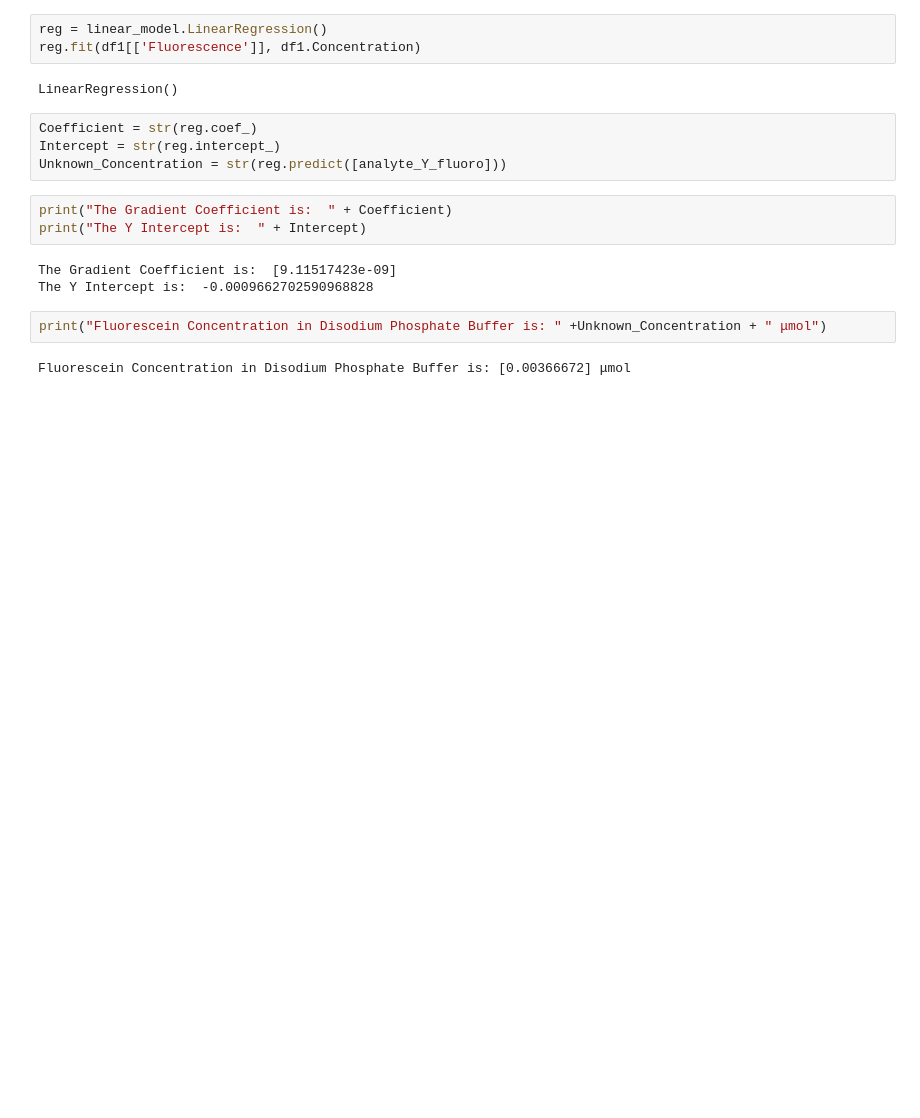
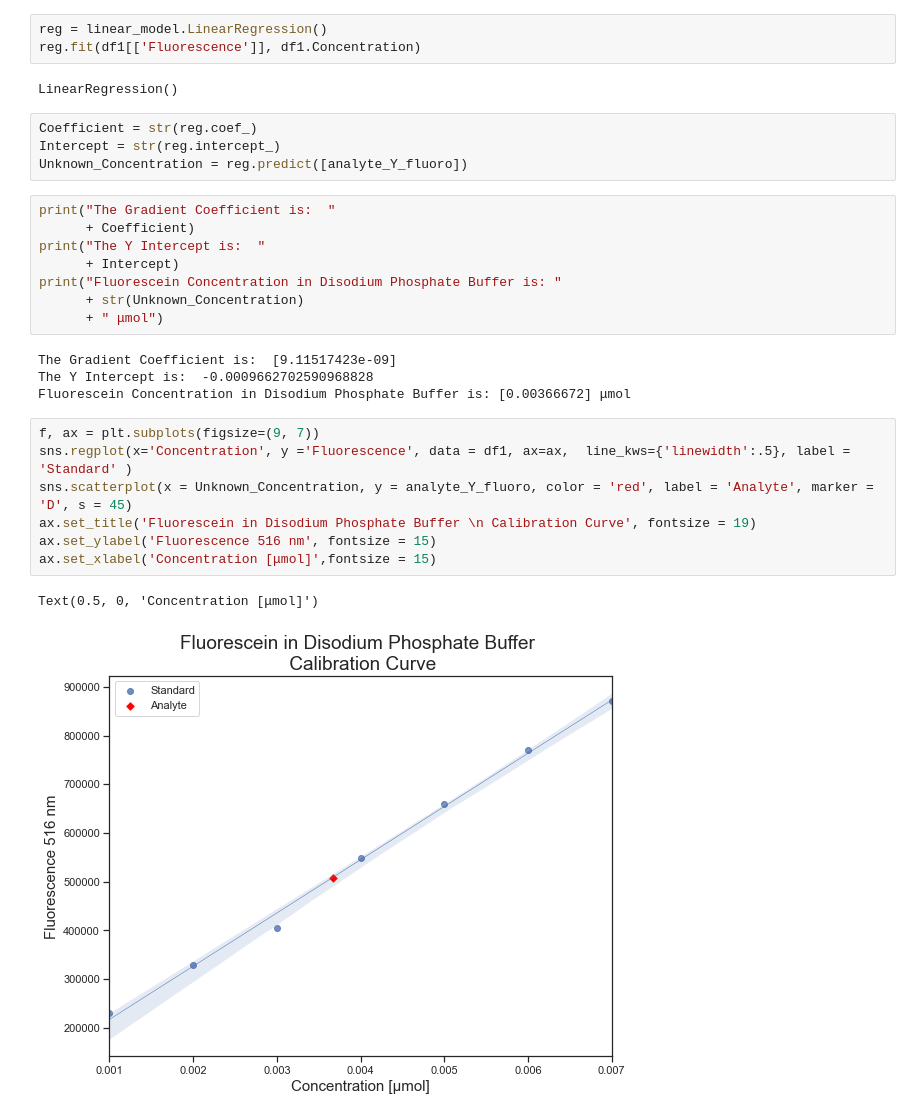
Before and after one commit to ChrisMontez/Spectrofluorometry, a Jupyter notebook: Data Analysis.ipynb, the cells around one changed output. Saved outputs shown, nothing was run; the diff lists cells and outputs as text; blank space fills up the shorter version.

```diff
--- a/Data Analysis.ipynb
+++ b/Data Analysis.ipynb
@@ -78,14 +96,26 @@ LinearRegression()
 # %%
 Coefficient = str(reg.coef_)
 Intercept = str(reg.intercept_)
-Unknown_Concentration = str(reg.predict([analyte_Y_fluoro]))
+Unknown_Concentration = reg.predict([analyte_Y_fluoro])
 # %%
-print("The Gradient Coefficient is:  " + Coefficient)
-print("The Y Intercept is:  " + Intercept)
+print("The Gradient Coefficient is:  "
+      + Coefficient)
+print("The Y Intercept is:  "
+      + Intercept)
+print("Fluorescein Concentration in Disodium Phosphate Buffer is: "
+      + str(Unknown_Concentration)
+      + " μmol")
 # %% [output]
 The Gradient Coefficient is:  [9.11517423e-09]
 The Y Intercept is:  -0.0009662702590968828
+Fluorescein Concentration in Disodium Phosphate Buffer is: [0.00366672] μmol
-# %%
-print("Fluorescein Concentration in Disodium Phosphate Buffer is: " +Unknown_Concentration + " μmol")
-# %% [output]
-Fluorescein Concentration in Disodium Phosphate Buffer is: [0.00366672] μmol
+# %%
+f, ax = plt.subplots(figsize=(9, 7))
+sns.regplot(x='Concentration', y ='Fluorescence', data = df1, ax=ax,  line_kws={'linewidth':.5}, label = 'Standard' )
+sns.scatterplot(x = Unknown_Concentration, y = analyte_Y_fluoro, color = 'red', label = 'Analyte', marker = 'D', s = 45)
+ax.set_title('Fluorescein in Disodium Phosphate Buffer \n Calibration Curve', fontsize = 19)
+ax.set_ylabel('Fluorescence 516 nm', fontsize = 15)
+ax.set_xlabel('Concentration [μmol]',fontsize = 15)
+# %% [output]
+Text(0.5, 0, 'Concentration [μmol]')
+[figure, added]
```
Also changed, not shown: parts of 3 cells of this notebook, 2 other files.
